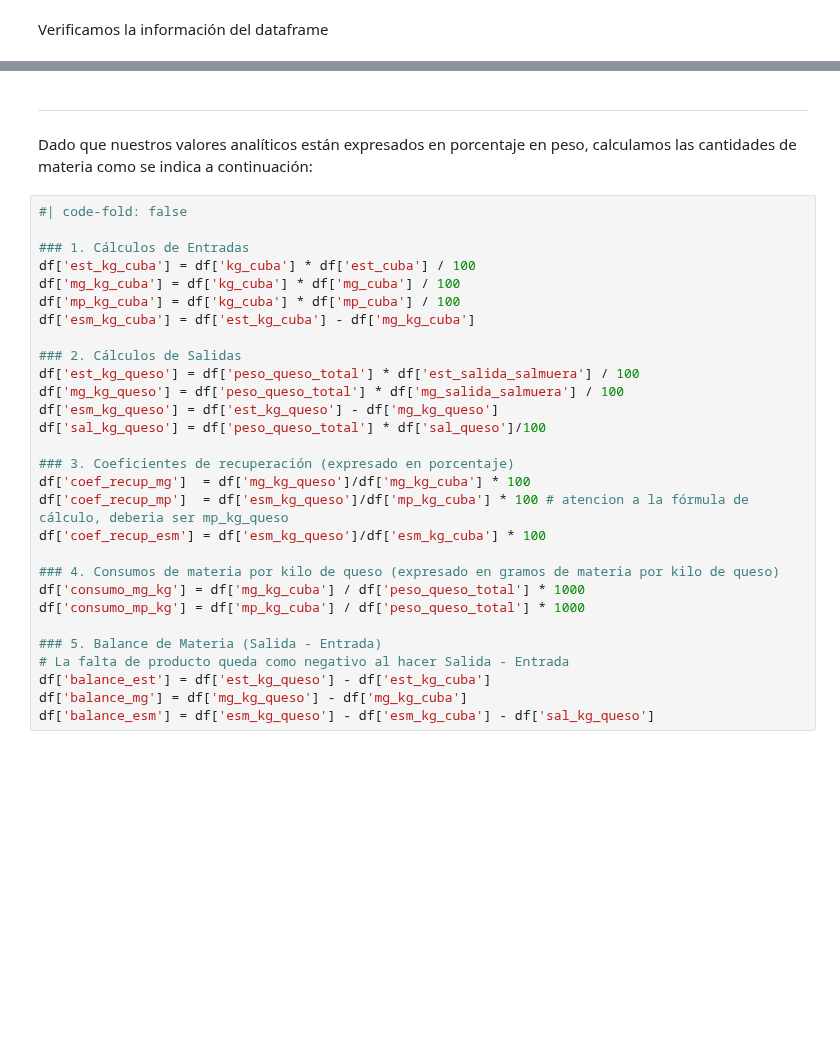
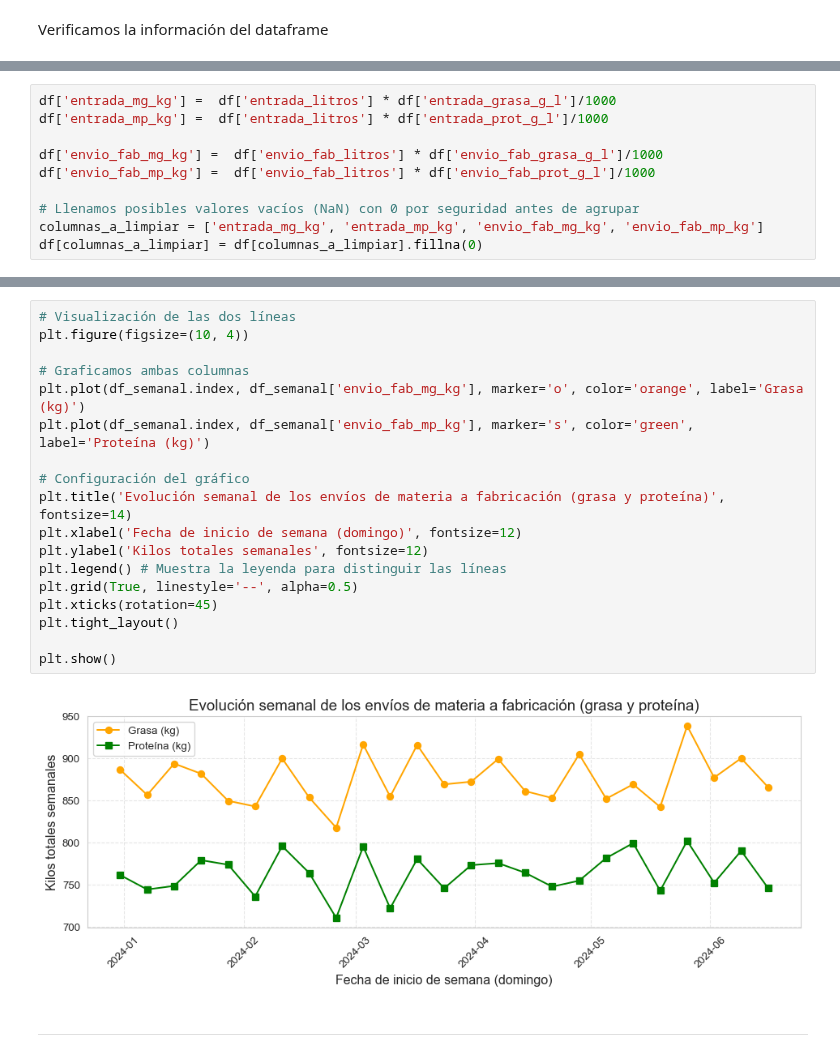
Before and after one commit to juanriera/master-queseria, a Jupyter notebook: 090-balance-materia.ipynb, the cells around one changed output, grey strips where cells are left out. Drawn from its saved outputs; the diff is of its cells as text; blank space fills up the shorter version.

```diff
--- a/090-balance-materia.ipynb
+++ b/090-balance-materia.ipynb
@@ -101 +107,11 @@ df.head()
+# %%
+df['entrada_mg_kg'] =  df['entrada_litros'] * df['entrada_grasa_g_l']/1000
+df['entrada_mp_kg'] =  df['entrada_litros'] * df['entrada_prot_g_l']/1000
+
+df['envio_fab_mg_kg'] =  df['envio_fab_litros'] * df['envio_fab_grasa_g_l']/1000
+df['envio_fab_mp_kg'] =  df['envio_fab_litros'] * df['envio_fab_prot_g_l']/1000
+
+# Llenamos posibles valores vacíos (NaN) con 0 por seguridad antes de agrupar
+columnas_a_limpiar = ['entrada_mg_kg', 'entrada_mp_kg', 'envio_fab_mg_kg', 'envio_fab_mp_kg']
+df[columnas_a_limpiar] = df[columnas_a_limpiar].fillna(0)
 # %% [markdown]
@@ -250,33 +192,22 @@ vaca           -88.992793
+# %%
+# Visualización de las dos líneas
+plt.figure(figsize=(10, 4))
+
+# Graficamos ambas columnas
+plt.plot(df_semanal.index, df_semanal['envio_fab_mg_kg'], marker='o', color='orange', label='Grasa (kg)')
+plt.plot(df_semanal.index, df_semanal['envio_fab_mp_kg'], marker='s', color='green', label='Proteína (kg)')
+
+# Configuración del gráfico
+plt.title('Evolución semanal de los envíos de materia a fabricación (grasa y proteína)', fontsize=14)
+plt.xlabel('Fecha de inicio de semana (domingo)', fontsize=12)
+plt.ylabel('Kilos totales semanales', fontsize=12)
+plt.legend() # Muestra la leyenda para distinguir las líneas
+plt.grid(True, linestyle='--', alpha=0.5)
+plt.xticks(rotation=45)
+plt.tight_layout()
+
+plt.show()
+# %% [output]
+[figure, added]
 # %% [markdown]
 ---
-# %% [markdown]
-Dado que nuestros valores analíticos están expresados en porcentaje en peso, calculamos las cantidades de materia como se indica a continuación:
-# %%
-#| code-fold: false
-
-### 1. Cálculos de Entradas
-df['est_kg_cuba'] = df['kg_cuba'] * df['est_cuba'] / 100
-df['mg_kg_cuba'] = df['kg_cuba'] * df['mg_cuba'] / 100
-df['mp_kg_cuba'] = df['kg_cuba'] * df['mp_cuba'] / 100
-df['esm_kg_cuba'] = df['est_kg_cuba'] - df['mg_kg_cuba']
-
-### 2. Cálculos de Salidas
-df['est_kg_queso'] = df['peso_queso_total'] * df['est_salida_salmuera'] / 100
-df['mg_kg_queso'] = df['peso_queso_total'] * df['mg_salida_salmuera'] / 100
-df['esm_kg_queso'] = df['est_kg_queso'] - df['mg_kg_queso']
-df['sal_kg_queso'] = df['peso_queso_total'] * df['sal_queso']/100
-
-### 3. Coeficientes de recuperación (expresado en porcentaje)
-df['coef_recup_mg']  = df['mg_kg_queso']/df['mg_kg_cuba'] * 100
-df['coef_recup_mp']  = df['esm_kg_queso']/df['mp_kg_cuba'] * 100 # atencion a la fórmula de cálculo, deberia ser mp_kg_queso
-df['coef_recup_esm'] = df['esm_kg_queso']/df['esm_kg_cuba'] * 100
-
-### 4. Consumos de materia por kilo de queso (expresado en gramos de materia por kilo de queso)
-df['consumo_mg_kg'] = df['mg_kg_cuba'] / df['peso_queso_total'] * 1000
-df['consumo_mp_kg'] = df['mp_kg_cuba'] / df['peso_queso_total'] * 1000
-
-### 5. Balance de Materia (Salida - Entrada)
-# La falta de producto queda como negativo al hacer Salida - Entrada
-df['balance_est'] = df['est_kg_queso'] - df['est_kg_cuba']
-df['balance_mg'] = df['mg_kg_queso'] - df['mg_kg_cuba']
-df['balance_esm'] = df['esm_kg_queso'] - df['esm_kg_cuba'] - df['sal_kg_queso']
```
Also changed, not shown: parts of 49 cells of this notebook, 20 other files.
